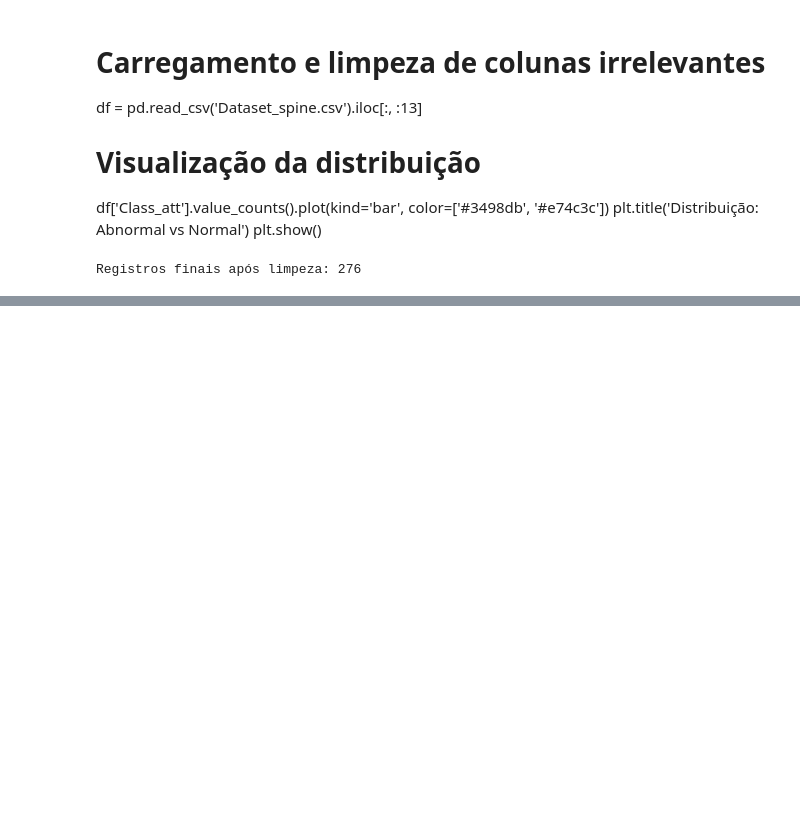
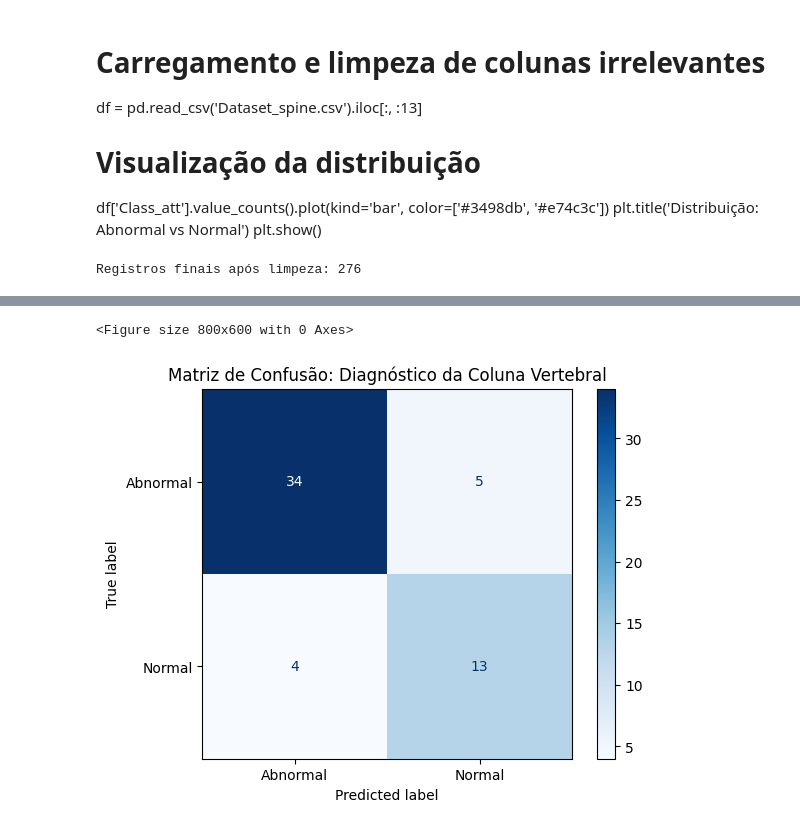
Before and after one commit to vdnxyz/Projeto-NIAD-Coluna, a Jupyter notebook: S.ipynb, the cells around one changed output, grey strips where cells are left out. Saved outputs shown, nothing was run; the diff lists cells and outputs as text; code cells hidden in the pictures; blank space fills up the shorter version.

```diff
--- a/S.ipynb
+++ b/S.ipynb
@@ -79,0 +80,17 @@ weighted avg       0.85      0.84      0.84        83
+# %%
+# 1. Preparando os dados
+# Usamos apenas as colunas numéricas como características (X)
+X = df.select_dtypes(include=[np.number])
+
+# O alvo (y) é a classificação original
+y = df['Class_att']
+
+# 2. Dividindo em treino e teste (80/20)
+X_train, X_test, y_train, y_test = train_test_split(X, y, test_size=0.2, random_state=42)
+
+# 3. Criando e treinando o Random Forest
+rf_model = RandomForestClassifier(n_estimators=100, random_state=42)
+rf_model.fit(X_train, y_train)
+
+print("✅ Modelo rf_model treinado com sucesso!")
+print(f"Características usadas: {X.columns.tolist()}")
@@ -79,0 +113,10 @@ weighted avg       0.85      0.84      0.84        83
+# %%
+from sklearn.metrics import ConfusionMatrixDisplay
+
+plt.figure(figsize=(8, 6))
+ConfusionMatrixDisplay.from_estimator(rf_model, X_test, y_test, cmap='Blues')
+plt.title('Matriz de Confusão: Diagnóstico da Coluna Vertebral')
+plt.show()
+# %% [output]
+<Figure size 800x600 with 0 Axes>
+[figure, added]
```
Also changed, not shown: parts of 14 cells of this notebook, 1 other file.
